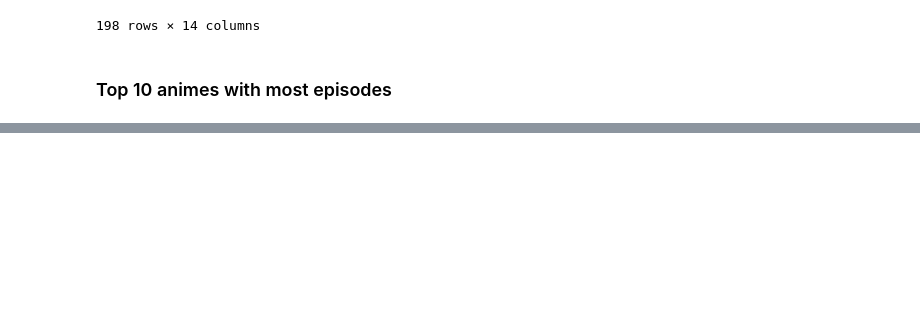
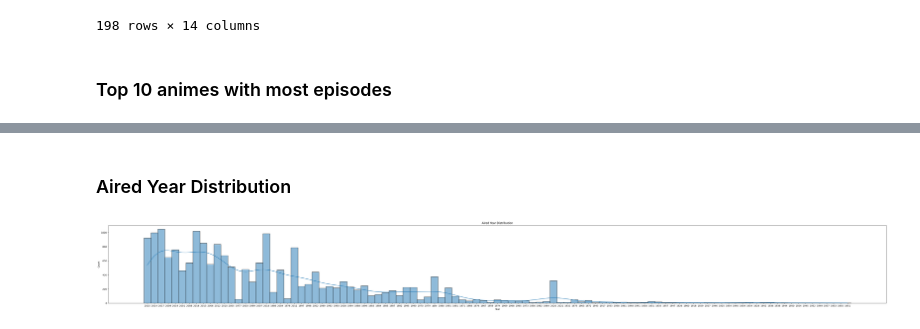
Before and after one commit to Tanay-Dwivedi/Animes-Data-Analysis, a Jupyter notebook: animes_data_analysis.ipynb, the cells around one changed output, grey strips where cells are left out. Saved outputs shown, nothing was run; the diff lists cells and outputs as text; code cells hidden in the pictures; blank space fills up the shorter version.

```diff
--- a/animes_data_analysis.ipynb
+++ b/animes_data_analysis.ipynb
@@ -323,0 +360,11 @@ df.sort_values(by="episodes", ascending=False).head(10)
+# %% [markdown]
+### Aired Year Distribution
+# %%
+plt.figure(figsize=(60, 6))
+sb.histplot(df['start_year'], bins=30, kde=True)
+plt.title('Aired Year Distribution')
+plt.xlabel('Year')
+plt.ylabel('Count')
+plt.show()
+# %% [output]
+[figure, added]
```
Also changed, not shown: parts of 10 cells of this notebook.
